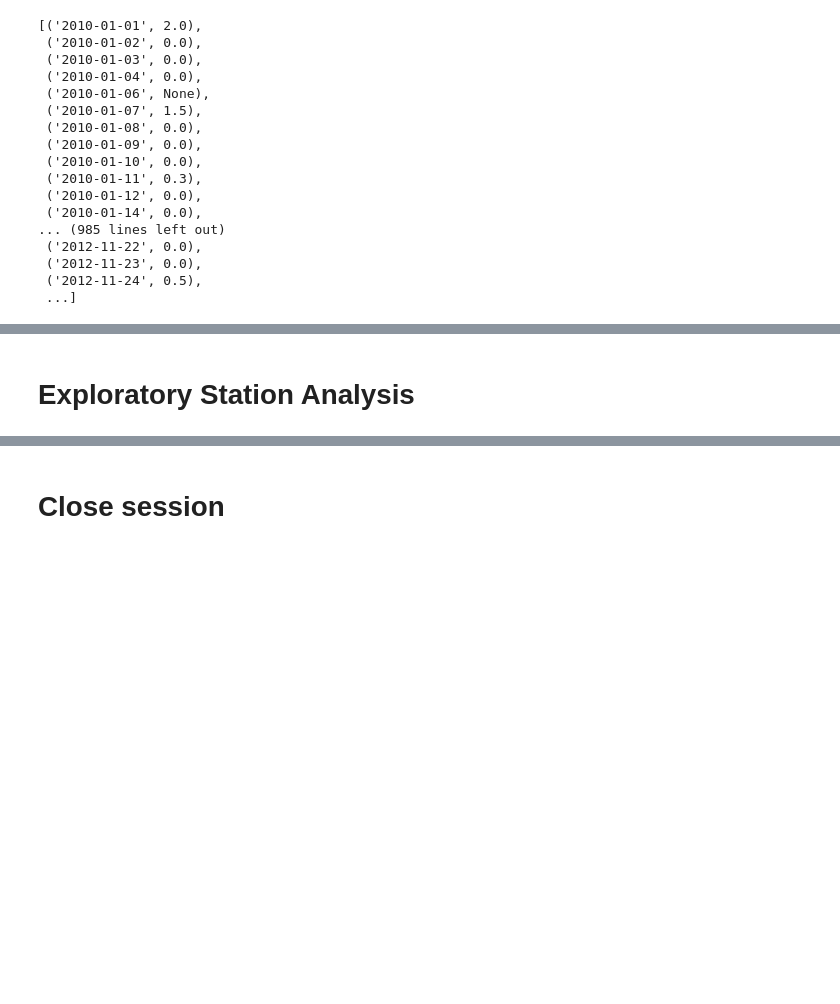
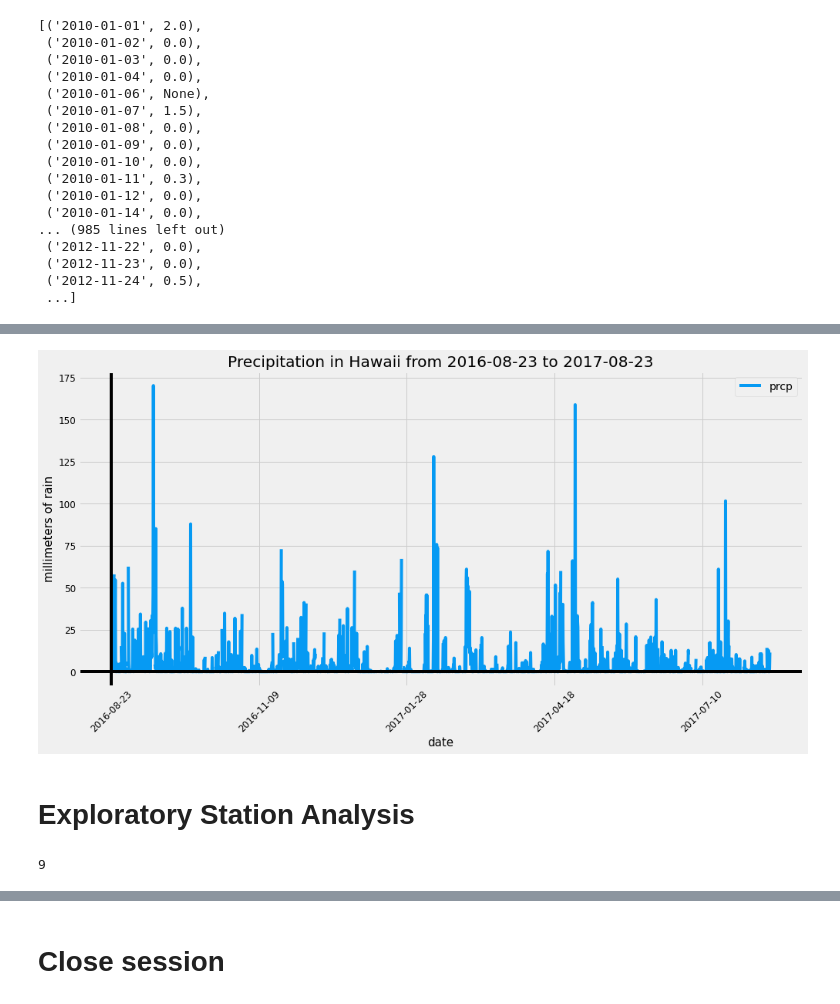
Before and after one commit to RHockley/sqlalchemy-challenge, a Jupyter notebook: Notebooks/climate_starter.ipynb, the cells around one changed output, grey strips where cells are left out. Cells and saved outputs as stored; diff of their text form; code cells hidden in the pictures; blank space fills up the shorter version.

```diff
--- a/Notebooks/climate_starter.ipynb
+++ b/Notebooks/climate_starter.ipynb
@@ -73,4 +74,8 @@ session.query(Measurement.date, Measurement.prcp).all()
  ...]
 # %%
 # Calculate the date one year from the last date in data set.
-last_date = session.query(func.max(Measurement.date)).scalar()
+last_date_query = engine.execute('SELECT date FROM Measurement ORDER BY date desc LIMIT 1')
+for date in last_date_query:
+    last_date = dt.datetime.strptime((date[0]), '%Y-%m-%d').date()
+
+print(last_date)
@@ -77,2 +84,6 @@ last_date = session.query(func.max(Measurement.date)).scalar()
+# %%
+year_ago = last_date - relativedelta(years=1)
 # %%
 # Perform a query to retrieve the data and precipitation scores
+past_year = session.query(Measurement.date, Measurement.prcp).\
+    filter(Measurement.date.between(year_ago, last_date))
@@ -86,0 +90,10 @@ last_date = session.query(func.max(Measurement.date)).scalar()
+# %%
+# Save the query results as a Pandas DataFrame and set the index to the date column
+# Sort the dataframe by date
+# Use Pandas Plotting with Matplotlib to plot the data
+# Use Pandas to calcualte the summary statistics for the precipitation data
+
+
+climate_df = pd.DataFrame(past_year, columns=['date', 'prcp']).sort_values(by='date')
+climate_df.set_index('date', inplace=True)
+climate_df.head(10)
@@ -87,7 +113,31 @@ last_date = session.query(func.max(Measurement.date)).scalar()
+# %%
+climate_df.plot(figsize=(15, 7),
+    sort_columns=True,
+    rot=45,
+    use_index=True,
+    title=(f'Precipitation in Hawaii from {year_ago} to {last_date}'),
+    legend=True,
+    fontsize=12,
+    grid=True,
+    color='xkcd:azure')
+
+plt.axvline(x=0.5, color="black")
+plt.axhline(color="black")
+plt.xlabel('date', fontsize=15)
+plt.ylabel('millimeters of rain', fontsize=15)
+
+plt.savefig(f'Precipitation in Hawaii from {year_ago} to {last_date}')
+plt.show()
+# %% [output]
+[figure, added]
 # %% [markdown]
 # Exploratory Station Analysis
 # %%
 # Design a query to calculate the total number stations in the dataset
+number_of_stations = session.query(Station.name).count()
+print(number_of_stations)
+# %% [output]
+9
 # %%
 # Design a query to find the most active stations (i.e. what stations have the most rows?)
 # List the stations and the counts in descending order.
```
Also changed, not shown: parts of 12 cells of this notebook, 5 other files.
